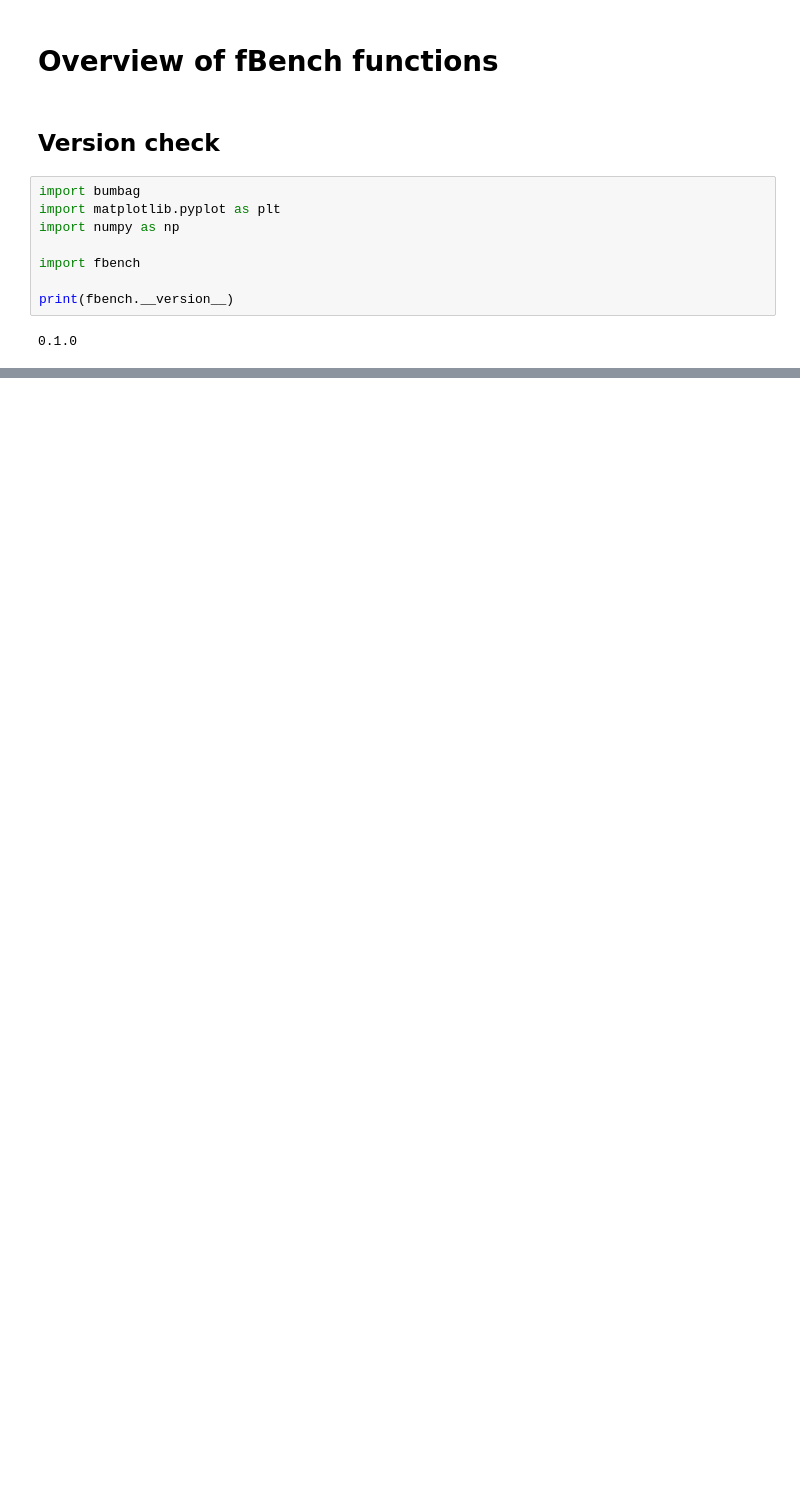
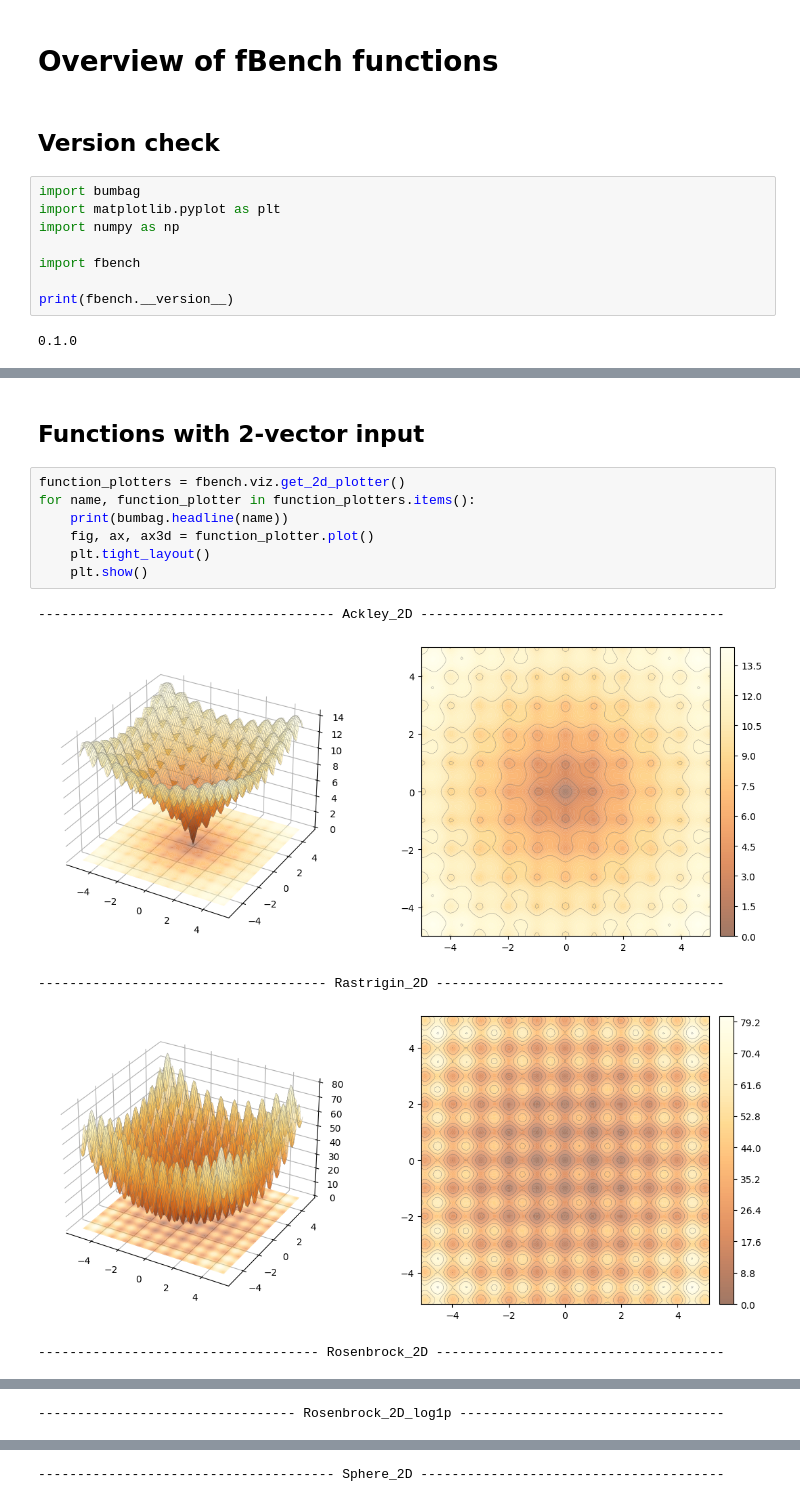
Before and after one commit to estripling/fbench, a Jupyter notebook: docs/source/fBench-functions.ipynb, the cells around one changed output, grey strips where cells are left out. Drawn from its saved outputs; the diff is of its cells as text; blank space fills up the shorter version.

```diff
--- a/docs/source/fBench-functions.ipynb
+++ b/docs/source/fBench-functions.ipynb
@@ -54,0 +29,15 @@ for name, config in fbench.FUNCTION_CONFIGURATIONS.items():
+# %% [markdown]
+## Functions with 2-vector input
+# %%
+function_plotters = fbench.viz.get_2d_plotter()
+for name, function_plotter in function_plotters.items():
+    print(bumbag.headline(name))
+    fig, ax, ax3d = function_plotter.plot()
+    plt.tight_layout()
+    plt.show()
+# %% [output]
+-------------------------------------- Ackley_2D ---------------------------------------
+[figure, added]
+------------------------------------- Rastrigin_2D -------------------------------------
+[figure, added]
+------------------------------------ Rosenbrock_2D -------------------------------------
@@ -54,0 +45 @@ for name, config in fbench.FUNCTION_CONFIGURATIONS.items():
+--------------------------------- Rosenbrock_2D_log1p ----------------------------------
@@ -54,0 +47 @@ for name, config in fbench.FUNCTION_CONFIGURATIONS.items():
+-------------------------------------- Sphere_2D ---------------------------------------
```
Also changed, not shown: parts of 4 cells of this notebook, 15 other files.
